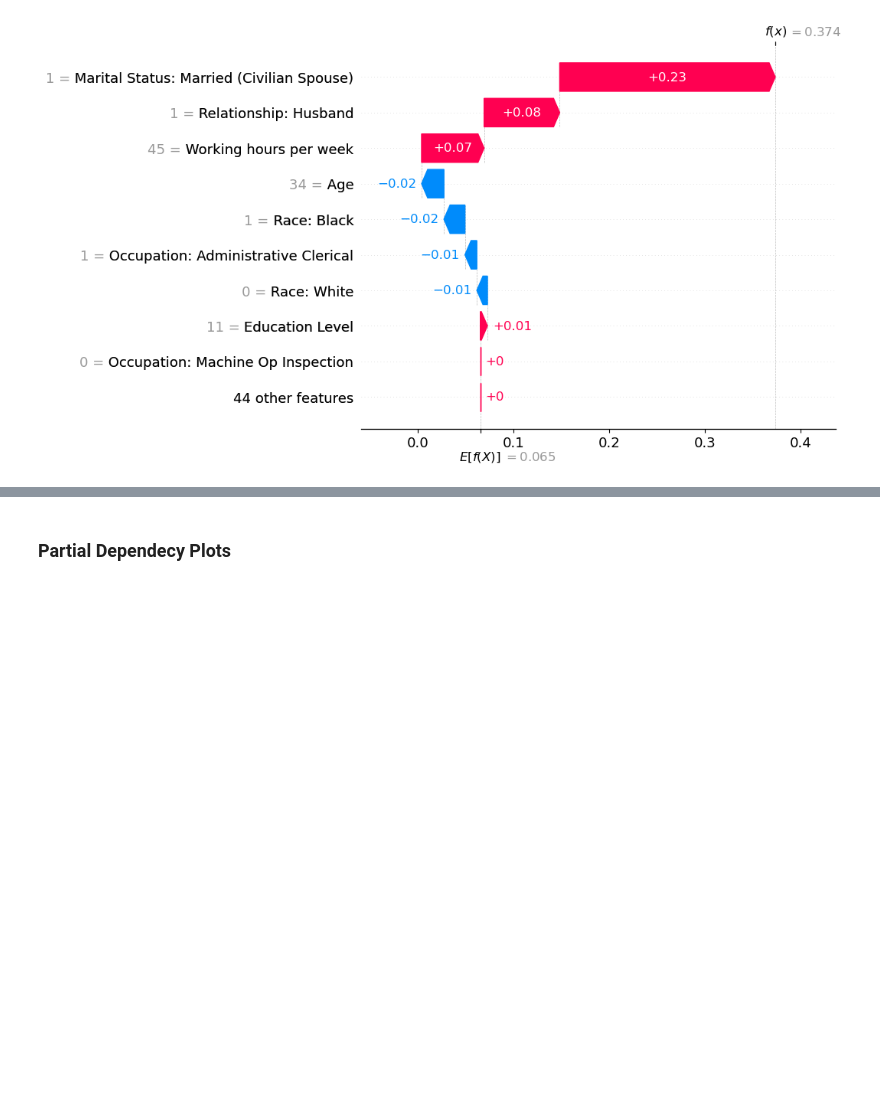
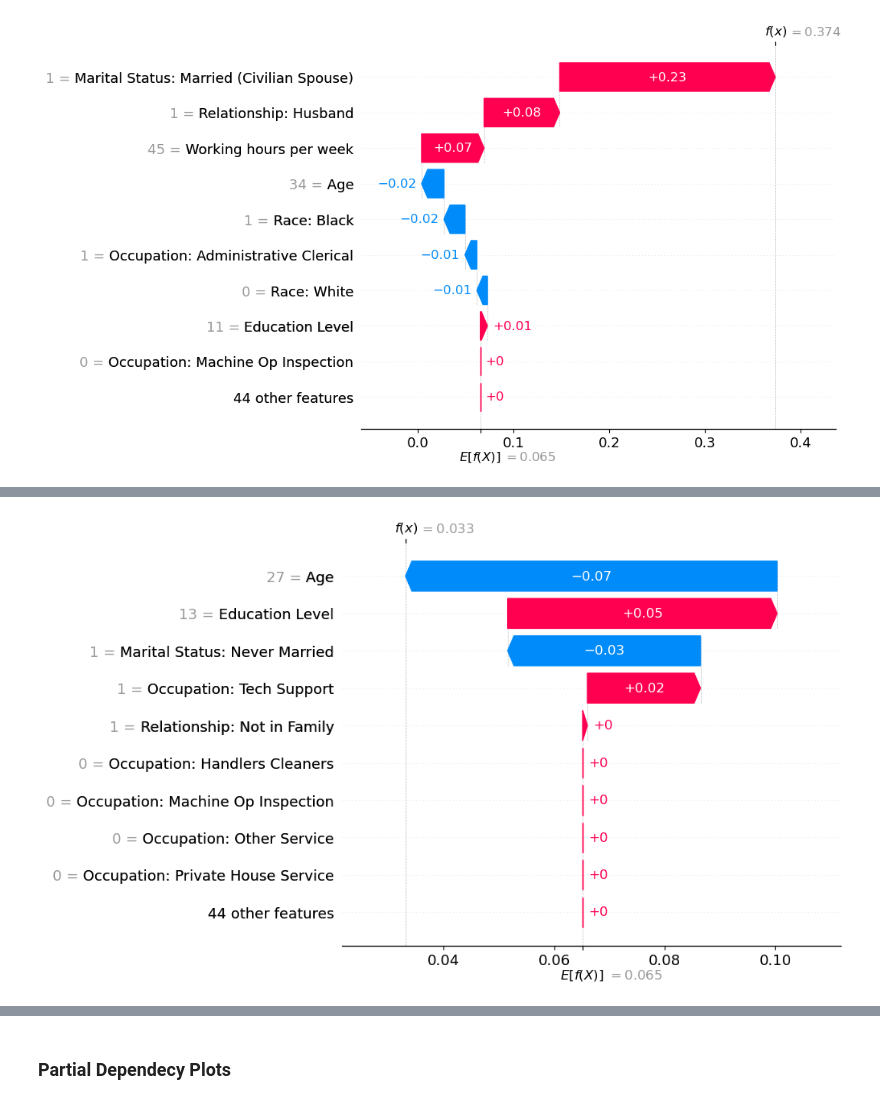
Before and after one commit to nogibjj/IDS705_FinalProject_Lemur_Team, a Jupyter notebook: 30_models/XGBoost.ipynb, the cells around one changed output, grey strips where cells are left out. Saved outputs shown, nothing was run; the diff lists cells and outputs as text; code cells hidden in the pictures; blank space fills up the shorter version.

```diff
--- a/30_models/XGBoost.ipynb
+++ b/30_models/XGBoost.ipynb
@@ -138,0 +143,4 @@ shap.plots.waterfall(shap_values[1000])
+# %%
+shap.plots.waterfall(shap_values[6740])
+# %% [output]
+[figure, added]
```
Also changed, not shown: parts of 4 cells of this notebook, 1 other file.
